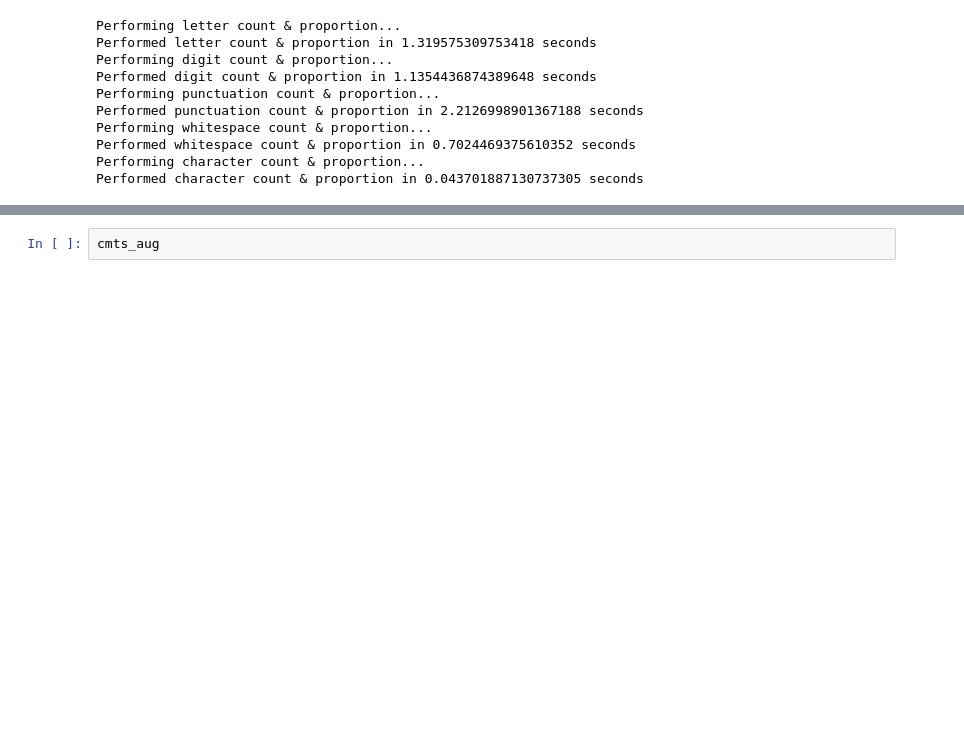
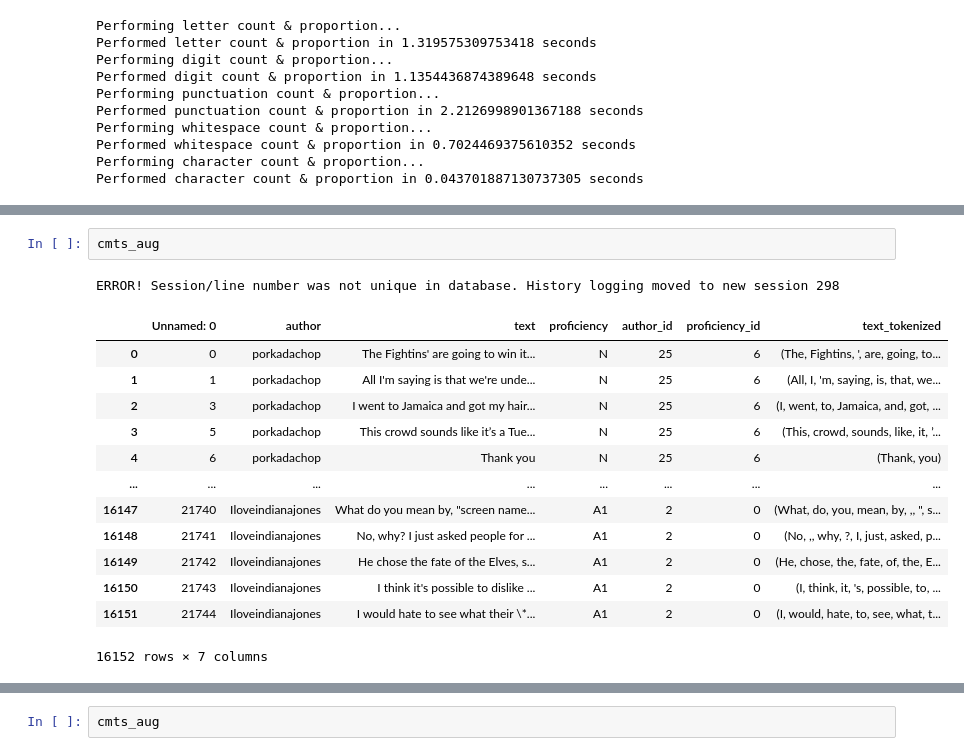
Before and after one commit to CS-433/project2-authclass, a Jupyter notebook: project_2_kaede.ipynb, the cells around one changed output, grey strips where cells are left out. Cells and saved outputs as stored; diff of their text form; blank space fills up the shorter version.

```diff
--- a/project_2_kaede.ipynb
+++ b/project_2_kaede.ipynb
@@ -569,0 +646,17 @@ Performed word length distribution in 0.5168576240539551 seconds
+# %%
+cmts_aug
+# %% [output]
+ERROR! Session/line number was not unique in database. History logging moved to new session 298
+|  | Unnamed: 0 | author | text | proficiency | author_id | proficiency_id | text_tokenized |
+| 0 | 0 | porkadachop | The Fightins' are going to win it... | N | 25 | 6 | (The, Fightins, ', are, going, to... |
+| 1 | 1 | porkadachop | All I'm saying is that we're unde... | N | 25 | 6 | (All, I, 'm, saying, is, that, we... |
+| 2 | 3 | porkadachop | I went to Jamaica and got my hair... | N | 25 | 6 | (I, went, to, Jamaica, and, got, ... |
+| 3 | 5 | porkadachop | This crowd sounds like it’s a Tue... | N | 25 | 6 | (This, crowd, sounds, like, it, ’... |
+| 4 | 6 | porkadachop | Thank you | N | 25 | 6 | (Thank, you) |
+| ... | ... | ... | ... | ... | ... | ... | ... |
+| 16147 | 21740 | Iloveindianajones | What do you mean by, "screen name... | A1 | 2 | 0 | (What, do, you, mean, by, ,, ", s... |
+| 16148 | 21741 | Iloveindianajones | No, why? I just asked people for ... | A1 | 2 | 0 | (No, ,, why, ?, I, just, asked, p... |
+| 16149 | 21742 | Iloveindianajones | He chose the fate of the Elves, s... | A1 | 2 | 0 | (He, chose, the, fate, of, the, E... |
+| 16150 | 21743 | Iloveindianajones | I think it's possible to dislike ... | A1 | 2 | 0 | (I, think, it, 's, possible, to, ... |
+| 16151 | 21744 | Iloveindianajones | I would hate to see what their \*... | A1 | 2 | 0 | (I, would, hate, to, see, what, t... |
+16152 rows × 7 columns
```
Also changed, not shown: parts of 8 cells of this notebook.
